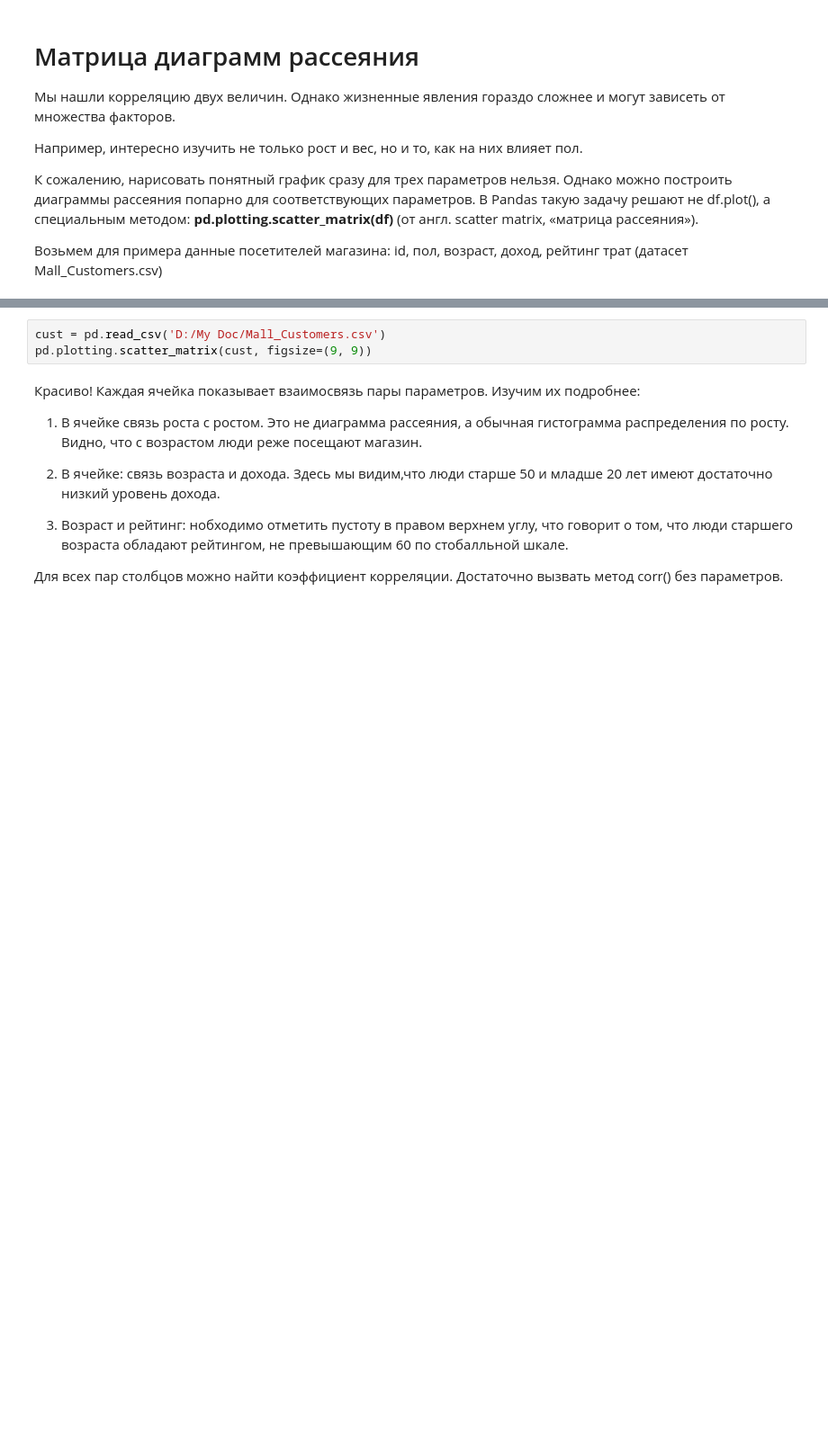
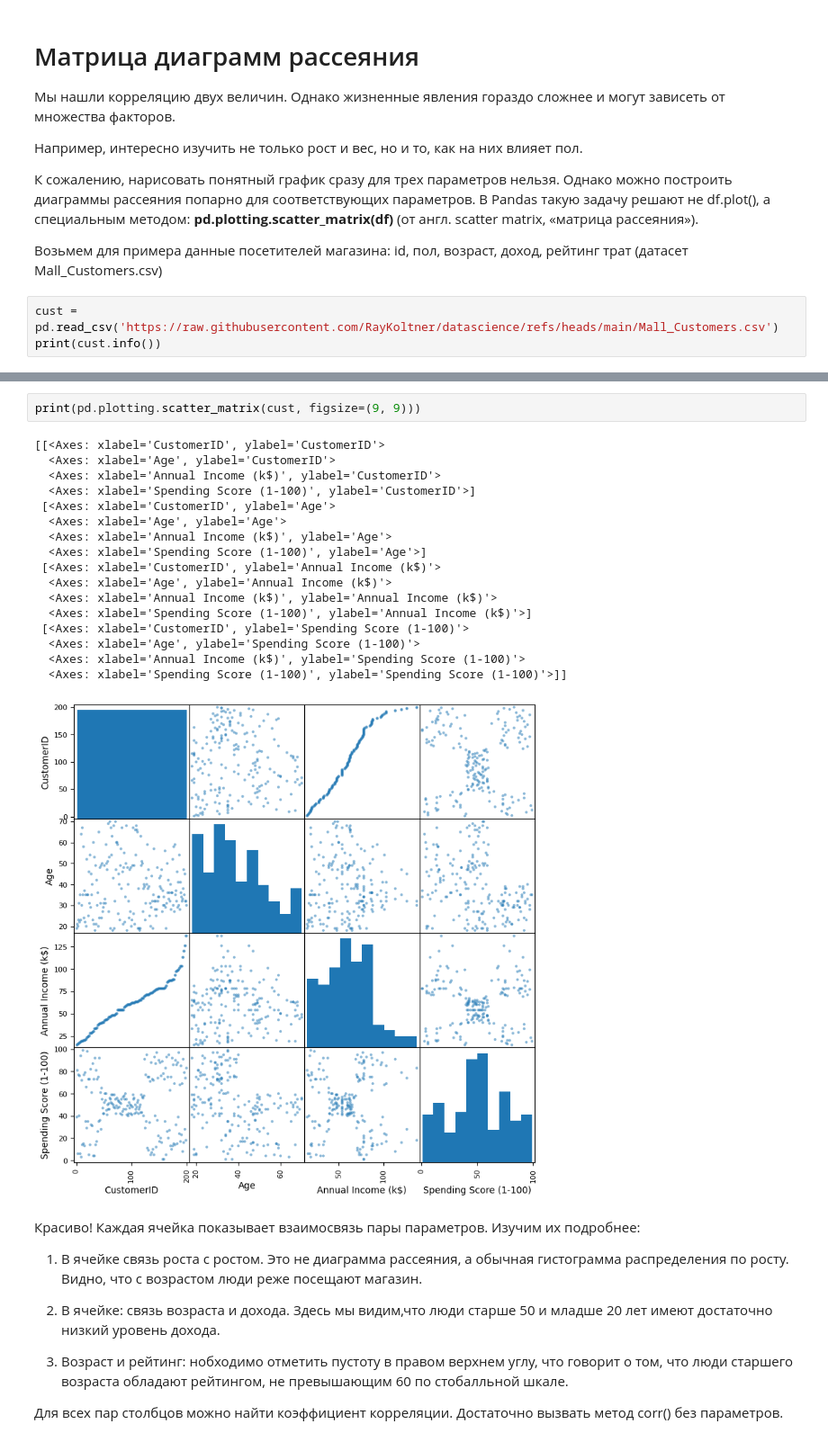
Before and after one commit to RayKoltner/datascience, a Jupyter notebook: Занятие_10_Кувшинов.ipynb, the cells around one changed output, grey strips where cells are left out. Shown at 90% size. Saved outputs shown, nothing was run; the diff lists cells and outputs as text; blank space fills up the shorter version.

```diff
--- a/Занятие_10_Кувшинов.ipynb
+++ b/Занятие_10_Кувшинов.ipynb
@@ -198,3 +207,6 @@ print(hw['Weight'].corr(hw['Height'])) # поменяли местами рос
 К сожалению, нарисовать понятный график сразу для трех параметров нельзя. Однако можно построить диаграммы раcсеяния попарно для соответствующих параметров. В Pandas такую задачу решают не df.plot(), а специальным методом: **pd.plotting.scatter_matrix(df)** (от англ. scatter matrix, «матрица рассеяния»).
 
 Возьмем для примера данные посетителей магазина: id, пол, возраст, доход, рейтинг трат (датасет Mall_Customers.csv)
+# %%
+cust = pd.read_csv('https://raw.githubusercontent.com/RayKoltner/datascience/refs/heads/main/Mall_Customers.csv')
+print(cust.info())
@@ -201,6 +227,23 @@ print(hw['Weight'].corr(hw['Height'])) # поменяли местами рос
 # %%
-cust = pd.read_csv('D:/My Doc/Mall_Customers.csv')
-pd.plotting.scatter_matrix(cust, figsize=(9, 9))
+print(pd.plotting.scatter_matrix(cust, figsize=(9, 9)))
+# %% [output]
+[[<Axes: xlabel='CustomerID', ylabel='CustomerID'>
+  <Axes: xlabel='Age', ylabel='CustomerID'>
+  <Axes: xlabel='Annual Income (k$)', ylabel='CustomerID'>
+  <Axes: xlabel='Spending Score (1-100)', ylabel='CustomerID'>]
+ [<Axes: xlabel='CustomerID', ylabel='Age'>
+  <Axes: xlabel='Age', ylabel='Age'>
+  <Axes: xlabel='Annual Income (k$)', ylabel='Age'>
+  <Axes: xlabel='Spending Score (1-100)', ylabel='Age'>]
+ [<Axes: xlabel='CustomerID', ylabel='Annual Income (k$)'>
+  <Axes: xlabel='Age', ylabel='Annual Income (k$)'>
+  <Axes: xlabel='Annual Income (k$)', ylabel='Annual Income (k$)'>
+  <Axes: xlabel='Spending Score (1-100)', ylabel='Annual Income (k$)'>]
+ [<Axes: xlabel='CustomerID', ylabel='Spending Score (1-100)'>
+  <Axes: xlabel='Age', ylabel='Spending Score (1-100)'>
+  <Axes: xlabel='Annual Income (k$)', ylabel='Spending Score (1-100)'>
+  <Axes: xlabel='Spending Score (1-100)', ylabel='Spending Score (1-100)'>]]
+[figure, added]
 # %% [markdown]
 Красиво! Каждая ячейка показывает взаимосвязь пары параметров. Изучим их подробнее:
 
```
Also changed, not shown: parts of 7 cells of this notebook.
